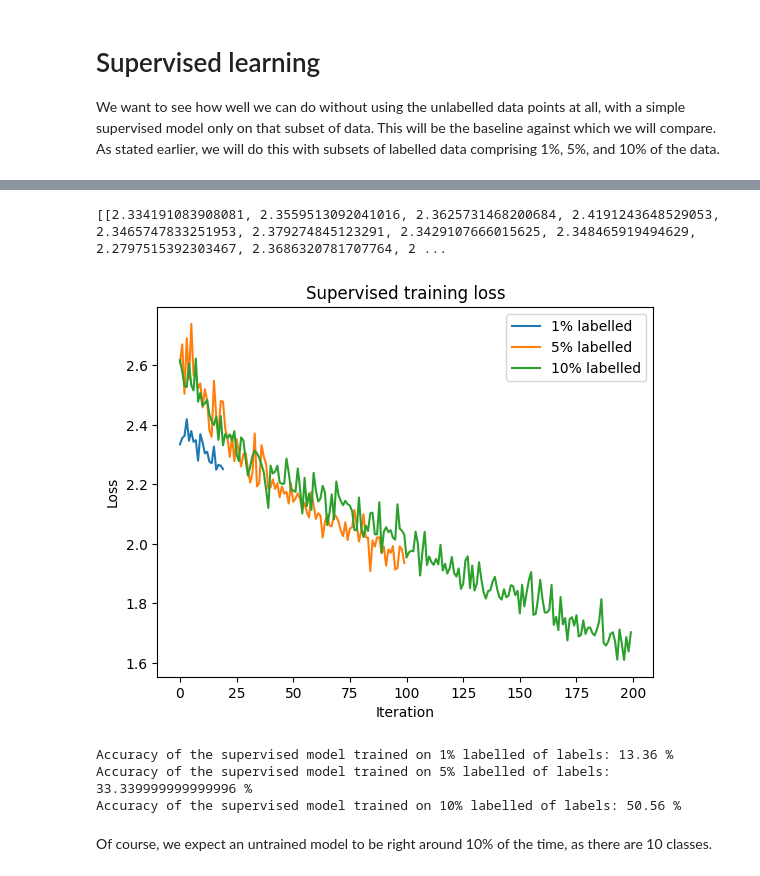
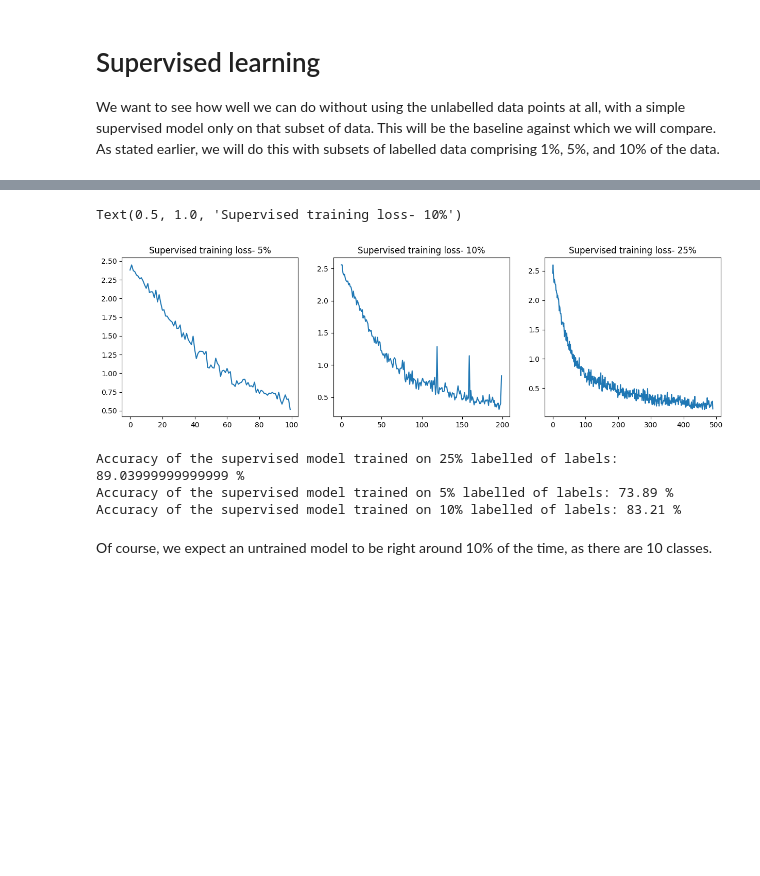
Before and after one commit to bill-l1/semi-supervised-cnn, a Jupyter notebook: cs484_final.ipynb, the cells around one changed output, grey strips where cells are left out. Cells and saved outputs as stored; diff of their text form; code cells hidden in the pictures; blank space fills up the shorter version.

Commit message:
added different label percents, ran 10% LLP
pickled model included

```diff
--- a/cs484_final.ipynb
+++ b/cs484_final.ipynb
@@ -67,10 +67,10 @@ indices_05 = generate_indices(cifar_train, 0.05)
 full_dataset_05 = torch.utils.data.Subset(cifar_train, indices_05)
 full_loader_05 = DataLoader(full_dataset_05, batch_size=128, shuffle=True, num_workers=2)
 
-# 1% of data labelled
-indices_01 = generate_indices(cifar_train, 0.01)
-full_dataset_01 = torch.utils.data.Subset(cifar_train, indices_01)
-full_loader_01 = DataLoader(full_dataset_01, batch_size=128, shuffle=True, num_workers=2)
+# 25% of data labelled
+indices_25 = generate_indices(cifar_train, 0.25)
+full_dataset_25 = torch.utils.data.Subset(cifar_train, indices_25)
+full_loader_25 = DataLoader(full_dataset_25, batch_size=128, shuffle=True, num_workers=2)
 
 loader_valid = DataLoader(cifar_valid, batch_size=128, shuffle=False, num_workers=2)
 # %% [output]
@@ -97,8 +97,8 @@ device = torch.device("cuda:0" if torch.cuda.is_available() else "cpu")
 
 
 models = [Model() for i in range(3)]
-names = ["1% labelled", "5% labelled", "10% labelled"]
-data_loaders = [full_loader_01, full_loader_05, full_loader_10]
+names = ["25% labelled", "5% labelled", "10% labelled"]
+data_loaders = [full_loader_25, full_loader_05, full_loader_10]
 losses = [[] for i in range(3)]
 
 for model_idx in range(3):
@@ -109,7 +109,7 @@ for model_idx in range(3):
     full_model.train()
     full_model.to(device)
 
-    optimizer = torch.optim.SGD(full_model.parameters(), lr=0.0001, momentum=0.9)
+    optimizer = torch.optim.SGD(full_model.parameters(), lr=0.001, momentum=0.9)
     num_epochs = 5
 
     for epoch in range(num_epochs):
@@ -146,16 +146,20 @@ for model_idx in range(3):
 ... (3 outputs left out)
-# %%
-print(losses)
-for i, x in enumerate(losses):
-    plt.plot(x, label=names[i])
-plt.title('Supervised training loss')
-plt.ylabel('Loss')
-plt.xlabel('Iteration')
-plt.legend()
-plt.show()
-# %% [output]
-[[2.334191083908081, 2.3559513092041016, 2.3625731468200684, 2.4191243648529053, 2.3465747833251953, 2.379274845123291, 2.3429107666015625, 2.348465919494629, 2.2797515392303467, 2.3686320781707764, 2 ...
-[figure, removed]
+# %%
+fig = plt.figure(figsize=(15,4))
+
+plt.subplot(133)
+plt.plot(losses[0], label=names[0])
+plt.title('Supervised training loss- 25%')
+plt.subplot(131)
+plt.plot(losses[1], label=names[1])
+plt.title('Supervised training loss- 5%')
+
+plt.subplot(132)
+plt.plot(losses[2], label=names[2])
+plt.title('Supervised training loss- 10%')
+# %% [output]
+Text(0.5, 1.0, 'Supervised training loss- 10%')
+[figure, added]
 # %%
 # Returns fraction of correct predictions of the model on the given dataset
 def evaluate_model(model, data_loader):
@@ -180,9 +184,9 @@ for model_idx in range(3):
     pct_correct_supervised_trained = 100 * evaluate_model(models[model_idx], loader_valid)
     print(f"Accuracy of the supervised model trained on {names[model_idx]} of labels: {pct_correct_supervised_trained} %")
 # %% [output]
-Accuracy of the supervised model trained on 1% labelled of labels: 13.36 %
-Accuracy of the supervised model trained on 5% labelled of labels: 33.339999999999996 %
-Accuracy of the supervised model trained on 10% labelled of labels: 50.56 %
+Accuracy of the supervised model trained on 25% labelled of labels: 89.03999999999999 %
+Accuracy of the supervised model trained on 5% labelled of labels: 73.89 %
+Accuracy of the supervised model trained on 10% labelled of labels: 83.21 %
 # %% [markdown]
 Of course, we expect an untrained model to be right around 10% of the time, as there are 10 classes.
 # %%
```
Also changed, not shown: parts of 8 cells of this notebook, 1 other file.
